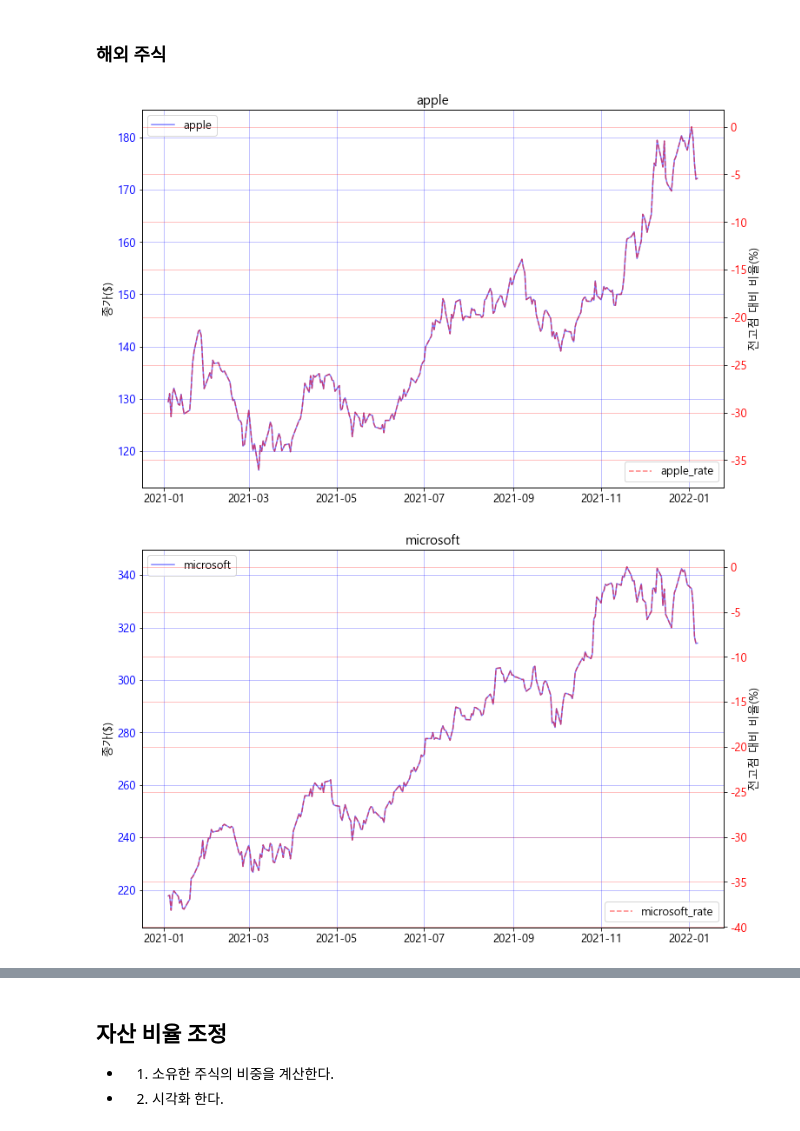
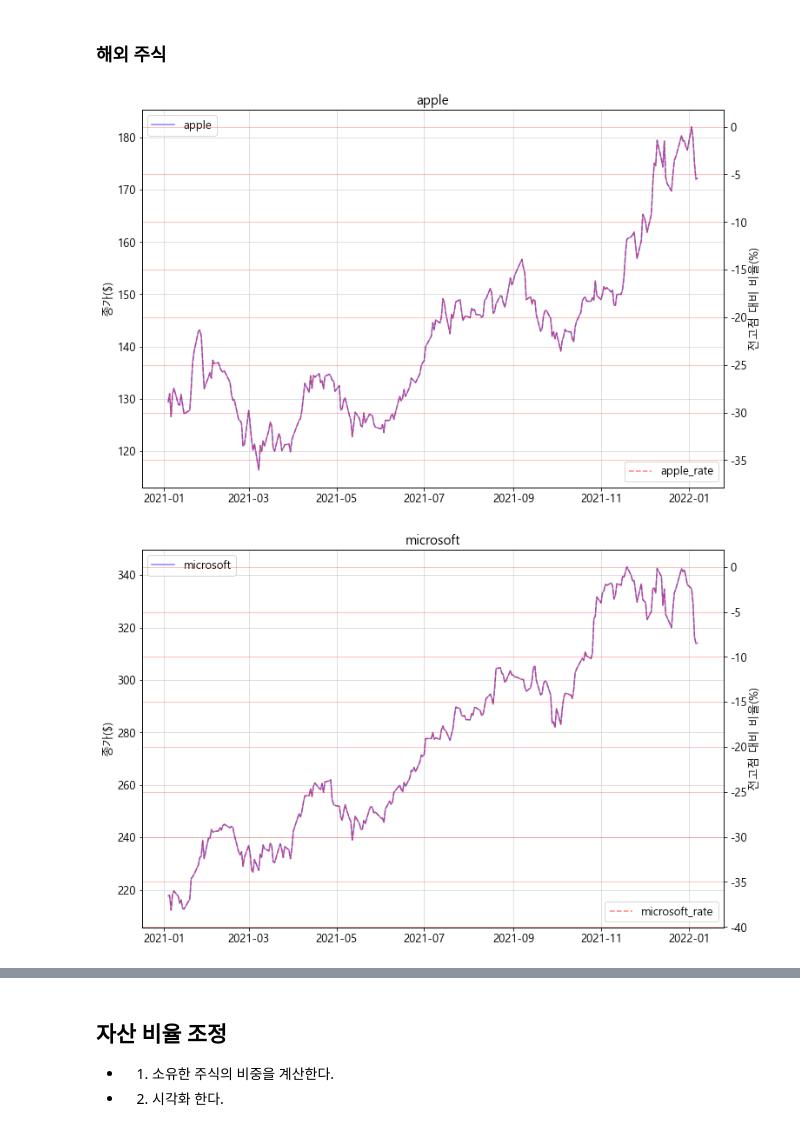
Before and after one commit to kbjung/my_projects, a Jupyter notebook: 주식자산평가/stock_evaluate_ver0.2.ipynb, the cells around one changed output, grey strips where cells are left out. Cells and saved outputs as stored; diff of their text form; code cells hidden in the pictures.

```diff
--- a/주식자산평가/stock_evaluate_ver0.2.ipynb
+++ b/주식자산평가/stock_evaluate_ver0.2.ipynb
@@ -352,49 +352,27 @@ for i in range(start_index, end_index):
 ## 종가와 비율 한번에 시각화
 # %% [markdown]
 ### 해외 주식
-# %%
-for i in range(1, us_stock_df.shape[1] // 2 + 1):
-    plt.figure(figsize=(12,8))
-    plt.grid(True)
-    plt.xticks(fontsize=13)
-    plt.yticks(fontsize=13)
-    stock_name = us_stock_df.columns[i]
-    plt.title(f'{stock_name} 종가', fontdict={'size':15})
-    plt.plot(us_stock_df['index'], us_stock_df.iloc[:,i], label=us_stock_df.columns[i])
-    plt.legend(fontsize=13)
-# %%
-start_index = us_stock_df.shape[1] // 2 + 1
-end_index = us_stock_df.shape[1]
-for i in range(start_index,end_index):
-    plt.figure(figsize=(12,8))
-    plt.grid(True)
-    plt.xticks(fontsize=13)
-    plt.yticks(fontsize=13)
-    stock_name = us_stock_df.columns[i][:-5]
-    plt.title(f'{stock_name} 전고점 대비 비율', fontdict={'size':15})
-    plt.plot(us_stock_df['index'], us_stock_df.iloc[:,i], label=us_stock_df.columns[i])
-    plt.legend(fontsize=13)
 # %%
 for i in range(1, us_stock_df.shape[1] // 2 + 1):
     plt.rcParams['figure.figsize'] = (12, 8)
 
     fig, ax1 = plt.subplots()
-    ax1.grid(visible=True, color='blue', alpha=0.3)
+    ax1.grid(visible=True, alpha=0.5)
     stock_name = us_stock_df.columns[i]
     ax1.set_title(f'{stock_name}', fontdict={'size':15})
     ax1.plot(us_stock_df['index'], us_stock_df.iloc[:,i], label=us_stock_df.columns[i], color='blue', alpha=0.5)
     ax1.set_ylabel('종가($)', fontdict={'size':13})
-    ax1.tick_params(axis='y', labelcolor="blue", labelsize=13)
+    ax1.tick_params(axis='y', labelsize=13)
     ax1.tick_params(axis='x', labelsize=13)
     ax1.legend(loc='upper left', fontsize=13)
 
     ax2 = ax1.twinx() #한 그래프에 두번째 plot 넣기
     rate_index = i + (us_stock_df.shape[1] // 2)
     ax2.grid(visible=True, color='red', alpha=0.3)
     ax2.plot(us_stock_df['index'], us_stock_df.iloc[:,rate_index], '--', label=us_stock_df.columns[rate_index], color='red', alpha=0.5)
     ax2.set_ylabel('전고점 대비 비율(%)', fontdict={'size':13})
-    ax2.tick_params(axis='y', labelcolor="red", labelsize=13)
+    ax2.tick_params(axis='y', labelsize=13)
     ax2.legend(loc='lower right', fontsize=13)
 # %% [output]
-[figure, old version]
+[figure, new version]
-[figure, old version]
+[figure, new version]
```
Also changed, not shown: parts of 3 cells of this notebook.
